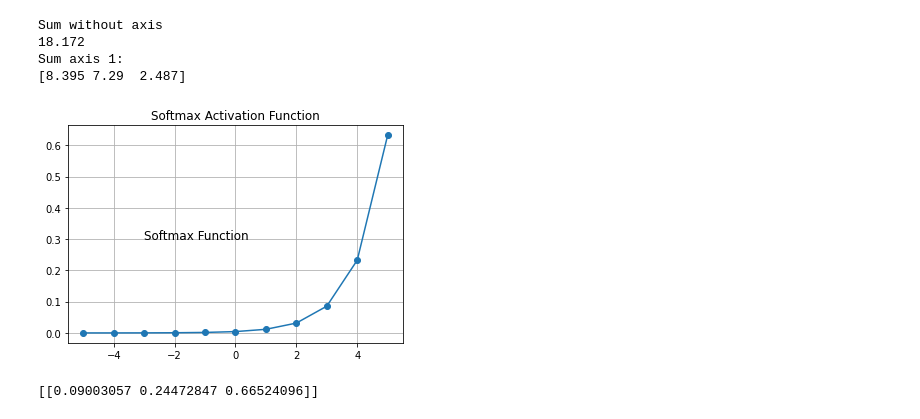
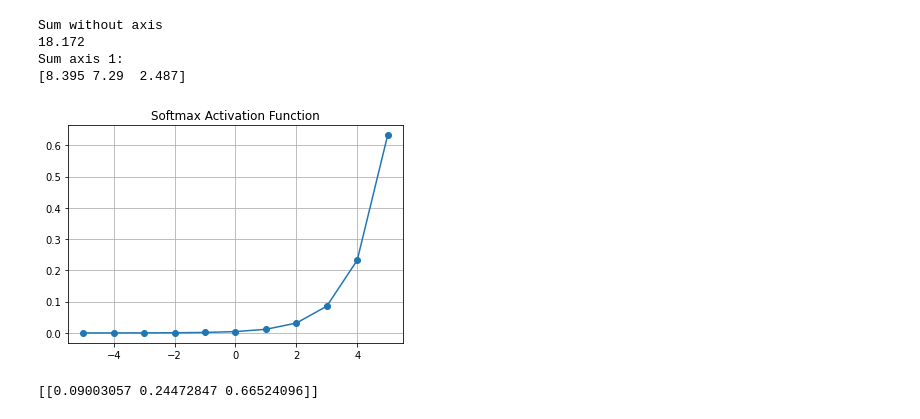
Before and after one commit to Muhammad-Sheraz-ds/Neural-Networks-From-Scratch-In-Python, a Jupyter notebook: Lec 3 (Activation Functions).ipynb, the cells around one changed output. Saved outputs shown, nothing was run; the diff lists cells and outputs as text; code cells hidden in the pictures.

Commit message:
Softmax Activation Function

```diff
--- a/Lec 3 (Activation Functions).ipynb
+++ b/Lec 3 (Activation Functions).ipynb
@@ -239,19 +246,18 @@ Sum axis 1:
 # %%
 import numpy as np
 import matplotlib.pyplot as plt
 
 def softmax(x):
     return np.exp(x) / np.sum(np.exp(x))
 
 x_values = np.arange(-5, 6)
 y_values = softmax(x_values)
 plt.plot(x_values, y_values, marker='o')
 plt.title('Softmax Activation Function')
 plt.grid(True)
-plt.annotate('Softmax Function', xy=(-3, 0.3), fontsize=12)
 plt.show()
 # %% [output]
-[figure, old version]
+[figure, new version]
 # %%
 class Activation_Softmax :
     def forward ( self , inputs ):
```
Also changed, not shown: parts of 17 cells of this notebook, 2 other files.
